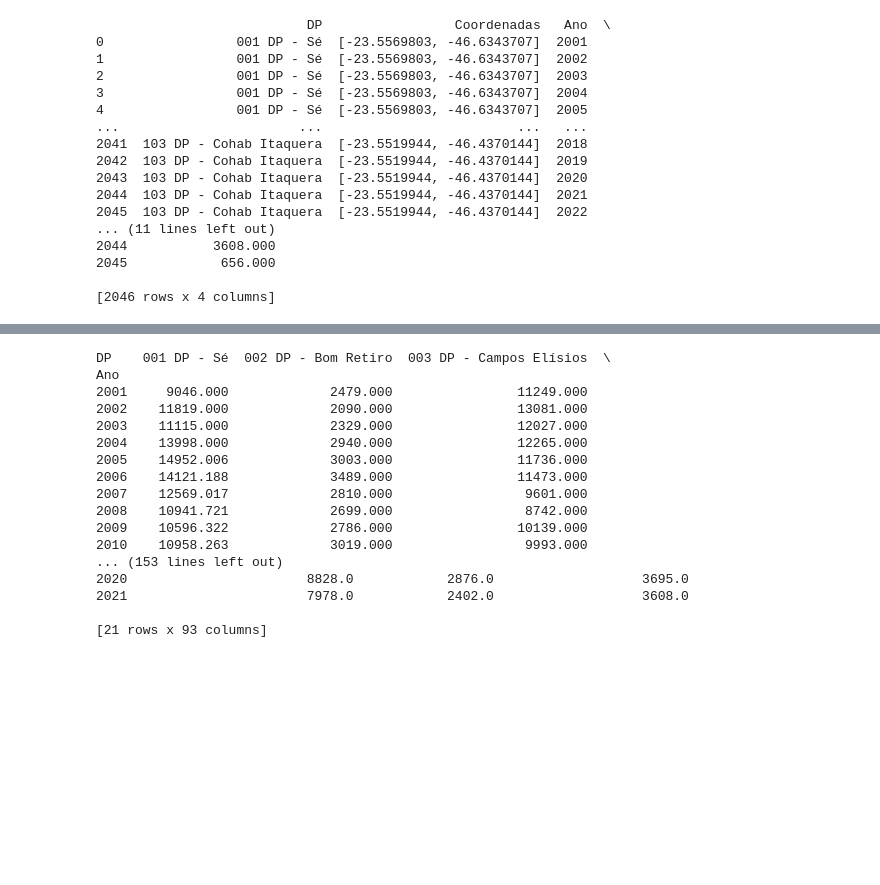
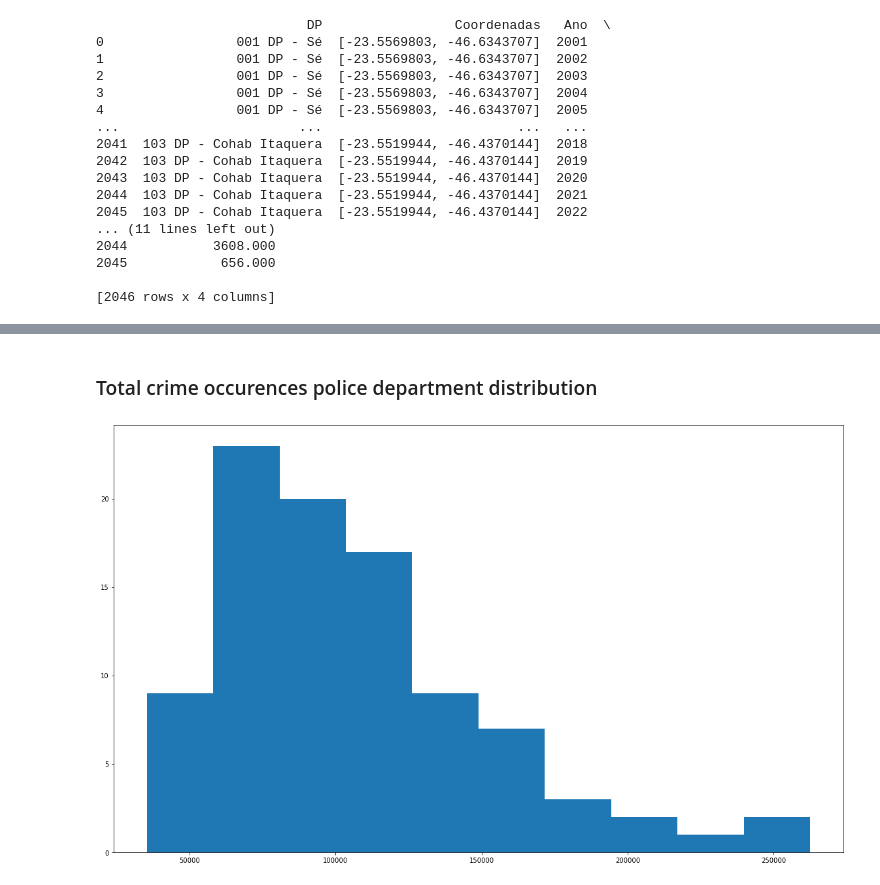
Before and after one commit to rodonoah/sp_violence_data_project, a Jupyter notebook: pds_analysis.ipynb, the cells around one changed output, grey strips where cells are left out. Drawn from its saved outputs; the diff is of its cells as text; code cells hidden in the pictures; blank space fills up the shorter version.

```diff
--- a/pds_analysis.ipynb
+++ b/pds_analysis.ipynb
@@ -43,22 +54,16 @@ print(df)
+# %% [markdown]
+### Total crime occurences police department distribution
+# %%
+df2 = df.groupby(['DP'])['Total Ocorrencias'].sum().reset_index()
+df2['Rank'] = df2['Total Ocorrencias'].rank(ascending=False)
+df2 = df2.sort_values(by=['Rank'])
+# print(df2)
+plt.figure(figsize=(20,12),facecolor='white')
+plt.hist(df2['Total Ocorrencias'])
+plt.show()
+# %% [output]
+[figure, added]
 # %%
 df = df.pivot_table(index='Ano', columns='DP', values='Total Ocorrencias')
 df = df[:-1]
-print(df)
+# print(df)
-# %% [output]
-DP    001 DP - Sé  002 DP - Bom Retiro  003 DP - Campos Elísios  \
-Ano
-2001     9046.000             2479.000                11249.000
-2002    11819.000             2090.000                13081.000
-2003    11115.000             2329.000                12027.000
-2004    13998.000             2940.000                12265.000
-2005    14952.006             3003.000                11736.000
-2006    14121.188             3489.000                11473.000
-2007    12569.017             2810.000                 9601.000
-2008    10941.721             2699.000                 8742.000
-2009    10596.322             2786.000                10139.000
-2010    10958.263             3019.000                 9993.000
-... (153 lines left out)
-2020                       8828.0            2876.0                   3695.0
-2021                       7978.0            2402.0                   3608.0
-
-[21 rows x 93 columns]
```
Also changed, not shown: parts of 5 cells of this notebook.
